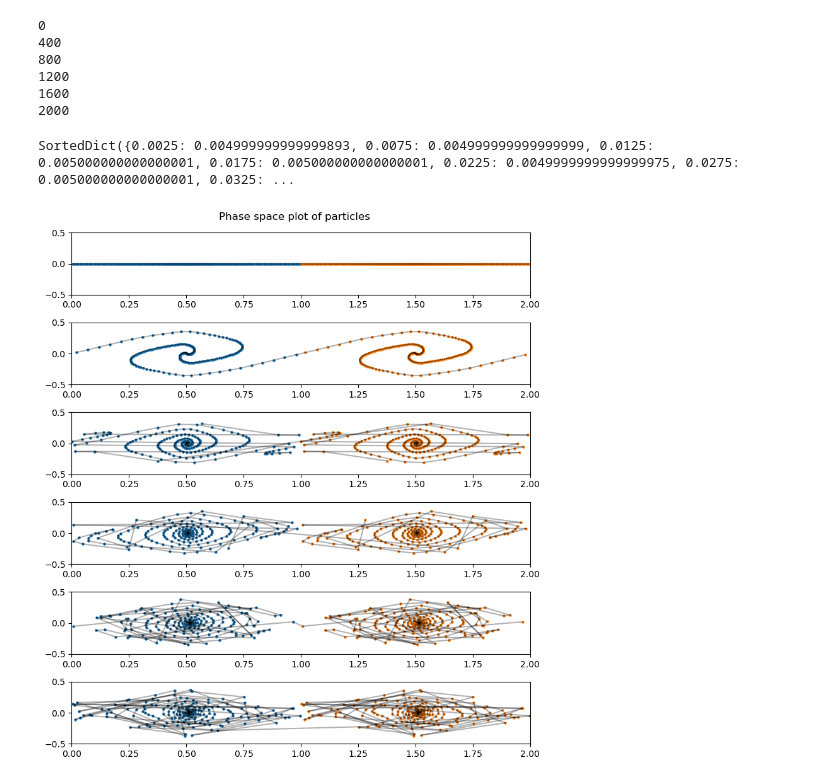
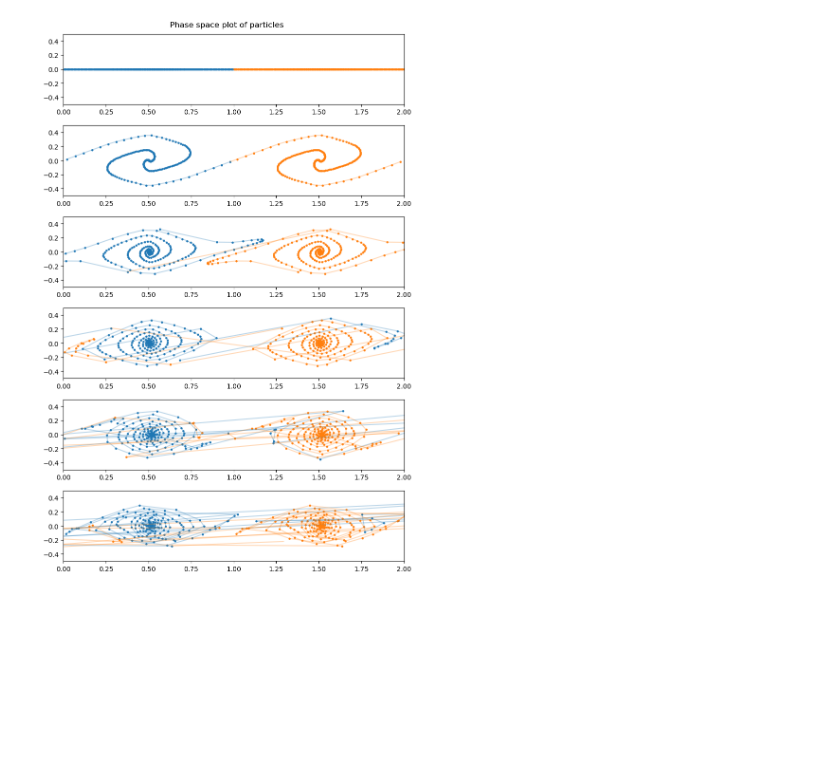
Before and after one commit to horaciomorenom/PlasmaModel, a Jupyter notebook: ColdStream.ipynb, the cells around one changed output. Cells and saved outputs as stored; diff of their text form; code cells hidden in the pictures; blank space fills up the shorter version.

Commit message:
Fixed plotting for particles going over their periods and added color coding

```diff
--- a/ColdStream.ipynb
+++ b/ColdStream.ipynb
@@ -26,6 +26,10 @@ class Particle:
     alpha: float
     x: float
     v: float
+    pos_hist: list
+    vel_hist: list
+    periods_traversed : int = 0
+    period_hist: list
 
     def __init__(self, id_in: int, N: int, epsilon: float):
         """
@@ -45,6 +49,7 @@ class Particle:
         self.v = 0.0
         self.pos_hist = [self.x]
         self.vel_hist = [self.v]
+        self.period_hist = [0]
 
     def __lt__(self, other):
         """
@@ -70,8 +75,12 @@ class Particle:
         Returns:
             None
         """
-        self.x = (self.x + self.v * dt) % 1
+        self.x = self.x + self.v * dt
+        if self.x > 1: self.periods_traversed += 1
+        if self.x < 0: self.periods_traversed -= 1
+        self.x = self.x % 1
         self.pos_hist.append(self.x)
+        self.period_hist.append(self.periods_traversed)
 
 
     def update_velocity(self, acceleration, dt):
@@ -216,7 +225,11 @@ class Plasma_Evolver:
         - None
         """
 
-        size = (4*periods,1.5*len(times))
+        cmap = plt.get_cmap('tab10')
+
+        colors = [cmap(i) for i in range(periods)]
+
+        size = (4*periods,2*len(times))
 
         if zoom:
             times = (times[-1],)
@@ -241,10 +254,8 @@ class Plasma_Evolver:
 
             index = int(t / self.dt)
 
-            print(index)
-
             # Extract positions and velocities of particles
-            positions = np.array([p.pos_hist[index] for p in self.plasma.values()])
+            positions = np.array([(p.pos_hist[index] + p.period_hist[index]) for p in self.plasma.values()])
             velocities = np.array([p.vel_hist[index] for p in self.plasma.values()])
 
             # Plot particles as points in phase space
@@ -260,11 +271,12 @@ class Plasma_Evolver:
                         if j != 0:
                             prev_p = list(self.plasma.values())[-1]
                             axs[num].plot([prev_p.pos_hist[index] + j - 1, p.pos_hist[index] + j ],
-                                    [prev_p.vel_hist[index], p.vel_hist[index]], color='black', alpha=0.3)
+                                    [prev_p.vel_hist[index], p.vel_hist[index]], color=colors[j], alpha=0.3)
                         continue
                     prev_p = list(self.plasma.values())[i-1]
-                    axs[num].plot([prev_p.pos_hist[index] + j, p.pos_hist[index] + j],
-                            [prev_p.vel_hist[index], p.vel_hist[index]], color='black', alpha=0.3)
+                    axs[num].plot([prev_p.pos_hist[index] + j + prev_p.period_hist[index],
+                                   p.pos_hist[index] + j + p.period_hist[index]],
+                                [prev_p.vel_hist[index], p.vel_hist[index]], color=colors[j], alpha=0.3)
 
             if zoom:
                 axs[num].set_xlim((0.45, 0.55))
@@ -287,15 +299,7 @@ def kd(p1: float, p2: float, delta: float) -> float:
 # %%
 driver = Plasma_Evolver(200, 0.01, kd, gd)
 
 driver.evolve_plasma(20)
-driver.plot_particles((0,4,8,12,16,20), periods=2)
-driver.weights
+driver.plot_particles([i for i in range(0,24,4)], periods=2)
 # %% [output]
-0
-400
-800
-1200
-1600
-2000
-SortedDict({0.0025: 0.004999999999999893, 0.0075: 0.004999999999999999, 0.0125: 0.005000000000000001, 0.0175: 0.005000000000000001, 0.0225: 0.0049999999999999975, 0.0275: 0.005000000000000001, 0.0325: ...
-[figure, old version]
+[figure, new version]
```
Also changed, not shown: parts of 2 cells of this notebook.
